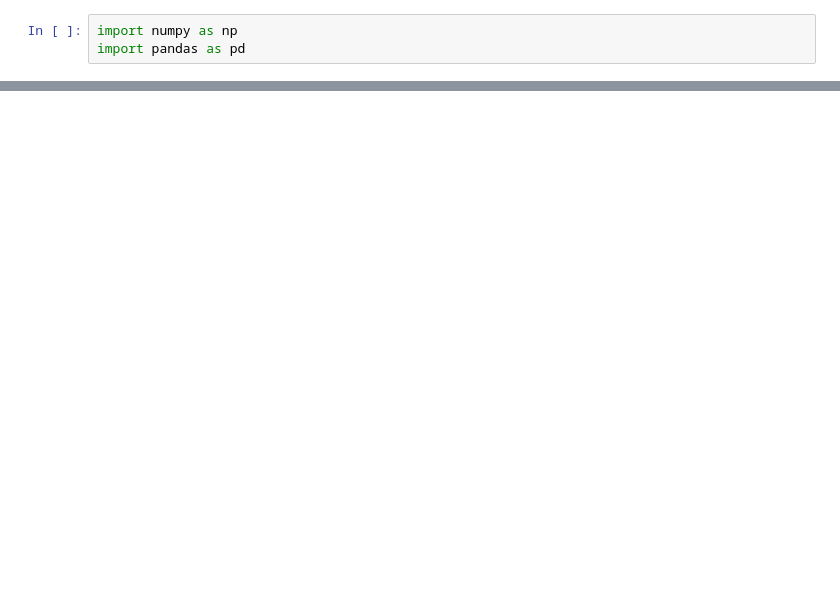
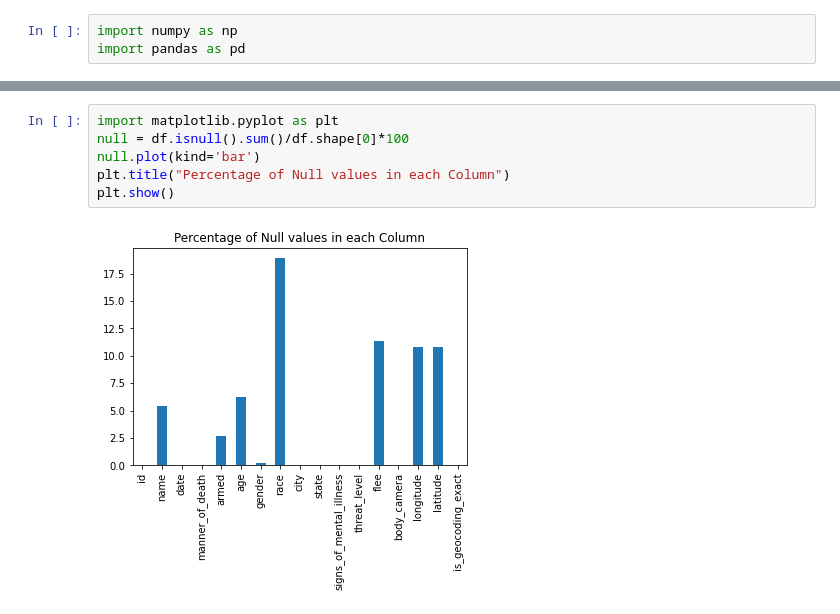
Before and after one commit to ubco-W2022T1-cosc301/project-group48, a Jupyter notebook: notebooks/analysis2.ipynb, the cells around one changed output, grey strips where cells are left out. Drawn from its saved outputs; the diff is of its cells as text; blank space fills up the shorter version.

```diff
--- a/notebooks/analysis2.ipynb
+++ b/notebooks/analysis2.ipynb
@@ -25,0 +80,8 @@ pd.read_csv("../data/US Police shootings in from 2015-22 2.csv")
+# %%
+import matplotlib.pyplot as plt
+null = df.isnull().sum()/df.shape[0]*100
+null.plot(kind='bar')
+plt.title("Percentage of Null values in each Column")
+plt.show()
+# %% [output]
+[figure, added]
```
Also changed, not shown: parts of 21 cells of this notebook, 2 other files.
